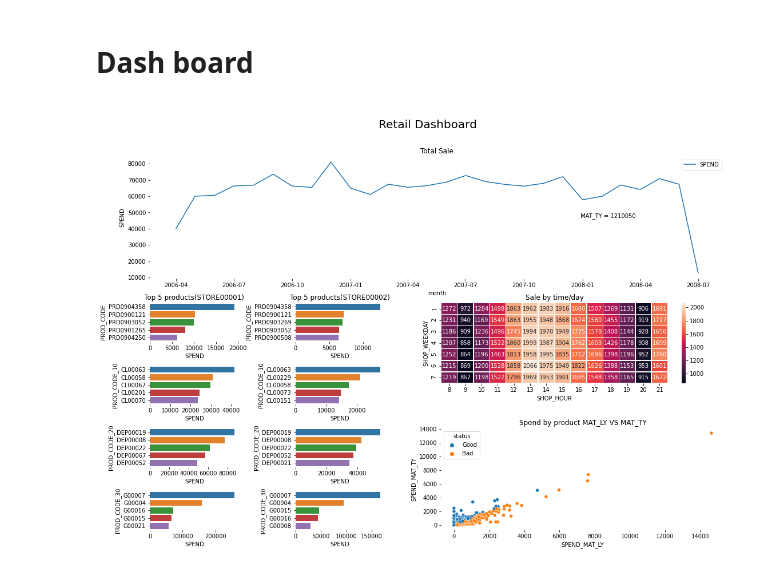
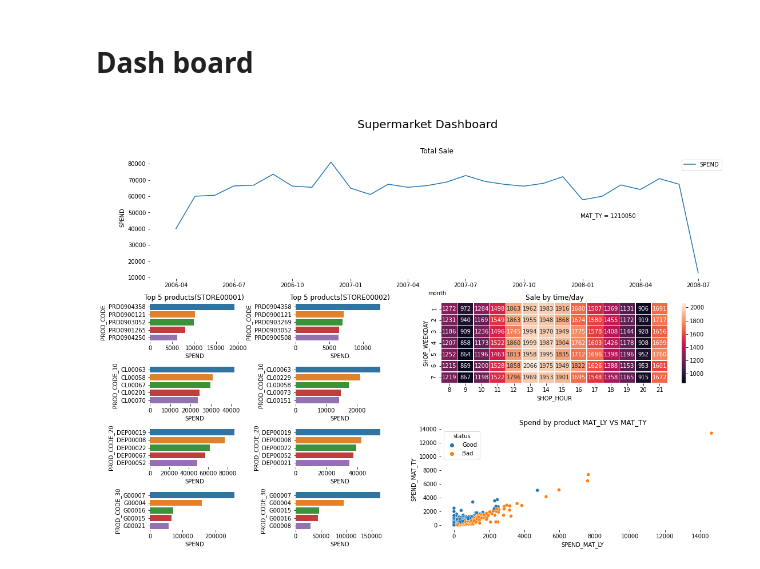
Before and after one commit to kimlolipop/Dashboard, a Jupyter notebook: Dashboard.ipynb, the cells around one changed output. Cells and saved outputs as stored; diff of their text form; code cells hidden in the pictures.

Commit message:
add picture dashboard

```diff
--- a/Dashboard.ipynb
+++ b/Dashboard.ipynb
@@ -274,34 +274,34 @@ ax1.text(0.75, 0.5,'MAT_TY = ' + str(round(summary_YTD['YTD'][0])), transform=ax
 sns.barplot(y = 'PROD_CODE', x='SPEND', data = sale_sku1, ax = ax2)
 sns.barplot(y = 'PROD_CODE_10', x='SPEND', data = sale_sku1_10, ax = ax4)
 sns.barplot(y = 'PROD_CODE_20', x='SPEND', data = sale_sku1_20, ax = ax6)
 sns.barplot(y = 'PROD_CODE_30', x='SPEND', data = sale_sku1_30, ax = ax7)
 #R
 sns.barplot(y = 'PROD_CODE', x='SPEND', data = sale_sku2, ax = ax8)
 sns.barplot(y = 'PROD_CODE_10', x='SPEND', data = sale_sku2_10, ax = ax9)
 sns.barplot(y = 'PROD_CODE_20', x='SPEND', data = sale_sku2_20, ax = ax10)
 sns.barplot(y = 'PROD_CODE_30', x='SPEND', data = sale_sku2_30, ax = ax11)
 
 # sale per hour/day
 sns.heatmap(hour_day_spend, annot=True, fmt="d", linewidths=.5, ax= ax3)
 # MAT_TY VS MAT_LY
 sns.scatterplot(data=sale_LY_TY, x="SPEND_MAT_LY", y="SPEND_MAT_TY", hue="status", ax= ax5)
 
 #
 ax1.set_title('Total Sale')
 ax2.set_title('Top 5 products(STORE00001)')
 ax8.set_title('Top 5 products(STORE00002)')
 ax3.set_title('Sale by time/day')
 ax5.set_title('Spend by product MAT_LY VS MAT_TY')
 
 
 
 plt.tight_layout(pad=3.0)
-fig.suptitle('\nRetail Dashboard', fontsize=20)
+fig.suptitle('\nSupermarket Dashboard', fontsize=20)
 fig.subplots_adjust(top=0.88)
 sns.despine(bottom = True, left = True)
 
 plt.show()
 # %% [output]
-[figure, old version]
+[figure, new version]
 # %%
 |
```
Also changed, not shown: 1 other file.
